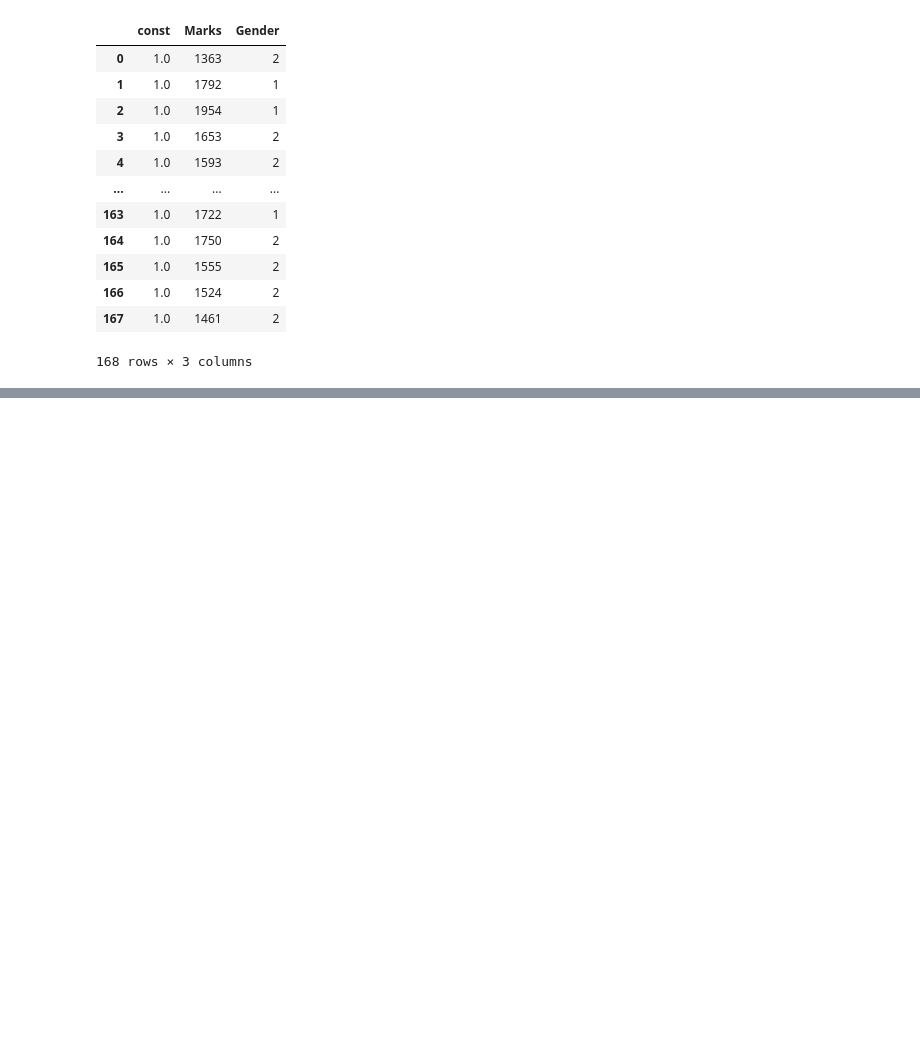
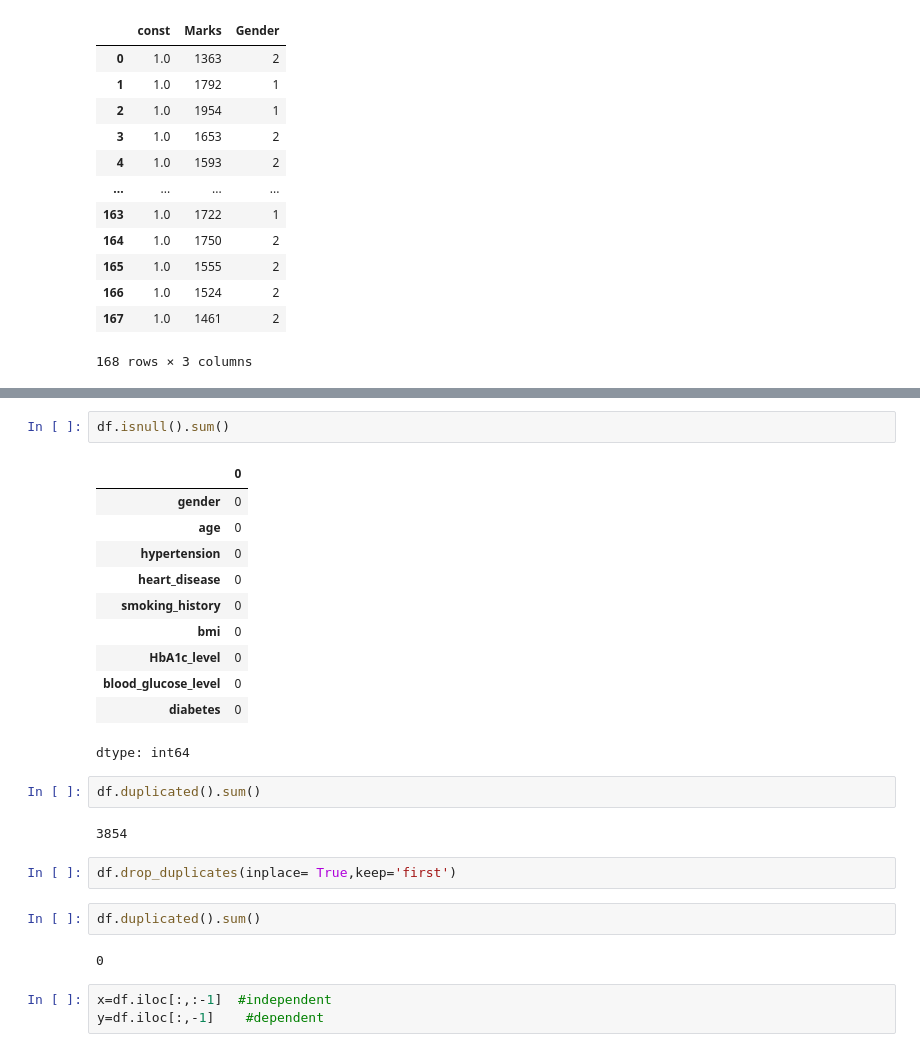
Before and after one commit to vigneshwarjayabal/AI_And_Ml, a Jupyter notebook: Regression.ipynb, the cells around one changed output, grey strips where cells are left out. Drawn from its saved outputs; the diff is of its cells as text; blank space fills up the shorter version.

```diff
--- a/Regression.ipynb
+++ b/Regression.ipynb
@@ -611,0 +691,27 @@ x
+# %%
+df.isnull().sum()
+# %% [output]
+|  | 0 |
+| gender | 0 |
+| age | 0 |
+| hypertension | 0 |
+| heart_disease | 0 |
+| smoking_history | 0 |
+| bmi | 0 |
+| HbA1c_level | 0 |
+| blood_glucose_level | 0 |
+| diabetes | 0 |
+dtype: int64
+# %%
+df.duplicated().sum()
+# %% [output]
+3854
+# %%
+df.drop_duplicates(inplace= True,keep='first')
+# %%
+df.duplicated().sum()
+# %% [output]
+0
+# %%
+x=df.iloc[:,:-1]  #independent
+y=df.iloc[:,-1]    #dependent
```
Also changed, not shown: parts of 34 cells of this notebook.
